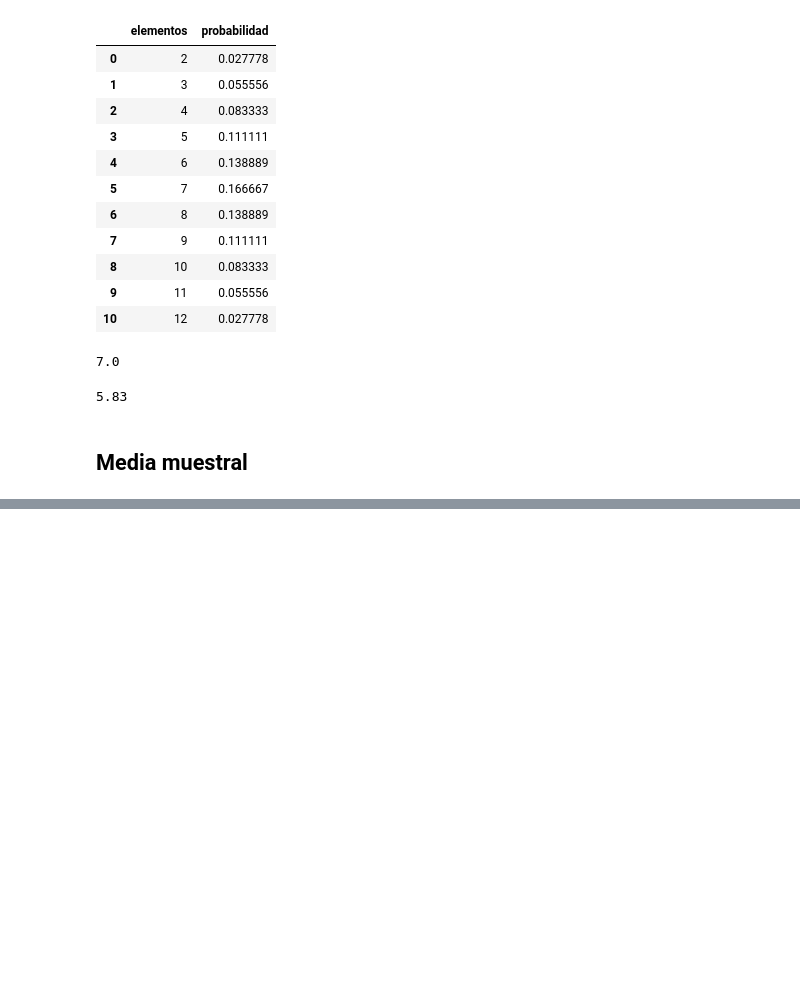
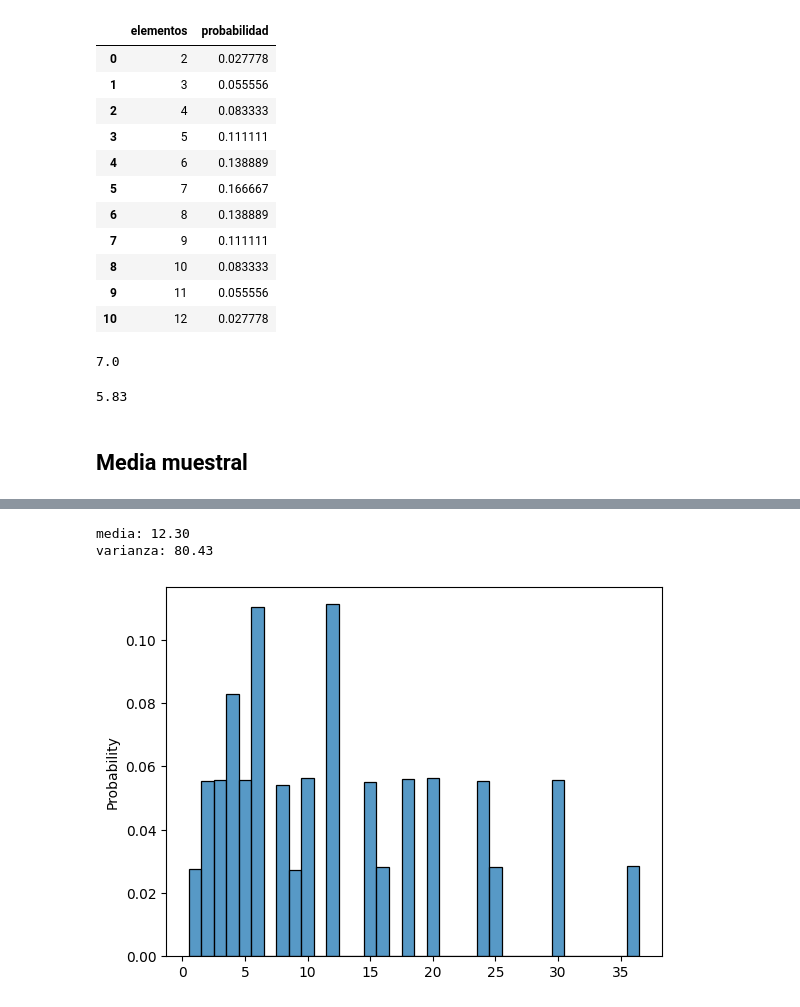
Before and after one commit to AnIsAsPe/Estadistica_y_Probabilidad_para-CD-, a Jupyter notebook: PrincipiosDeProbabilidad/Semana2/Notebooks/Variables_aleatorias,Esperanza,_varianza,_dependencia_independencia.ipynb, the cells around one changed output, grey strips where cells are left out. Cells and saved outputs as stored; diff of their text form; code cells hidden in the pictures; blank space fills up the shorter version.

```diff
--- a/PrincipiosDeProbabilidad/Semana2/Notebooks/Variables_aleatorias,Esperanza,_varianza,_dependencia_independencia.ipynb
+++ b/PrincipiosDeProbabilidad/Semana2/Notebooks/Variables_aleatorias,Esperanza,_varianza,_dependencia_independencia.ipynb
@@ -329,0 +359,12 @@ varianza: 5.81
+# %%
+media =sum(multiplicacion)/n
+varianza = sum([(x-media)**2 for x in multiplicacion])/n
+
+print('media: {:.2f}\nvarianza: {:.2f}\n\n'.format(media, varianza))
+
+sns.histplot( x = multiplicacion, discrete=True, stat = 'probability')
+plt.show()
+# %% [output]
+media: 12.30
+varianza: 80.43
+[figure, added]
```
Also changed, not shown: parts of 39 cells of this notebook.
